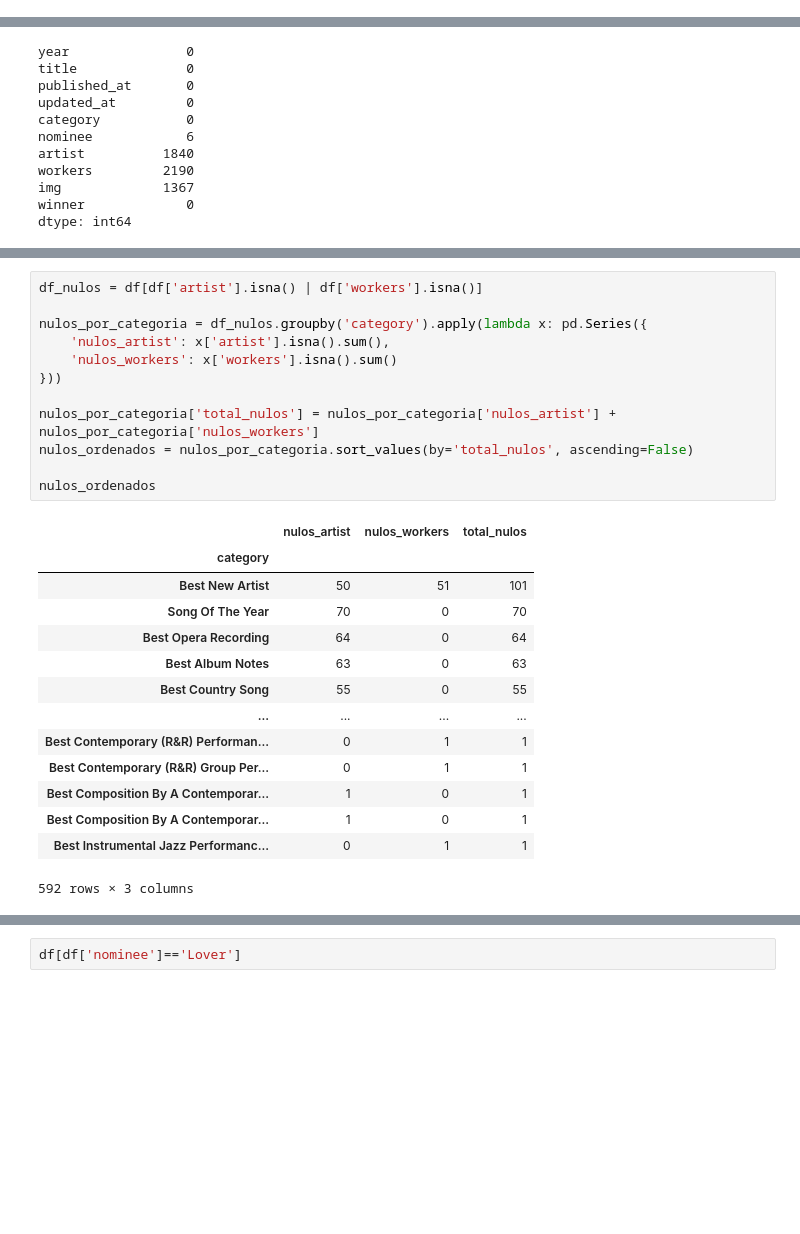
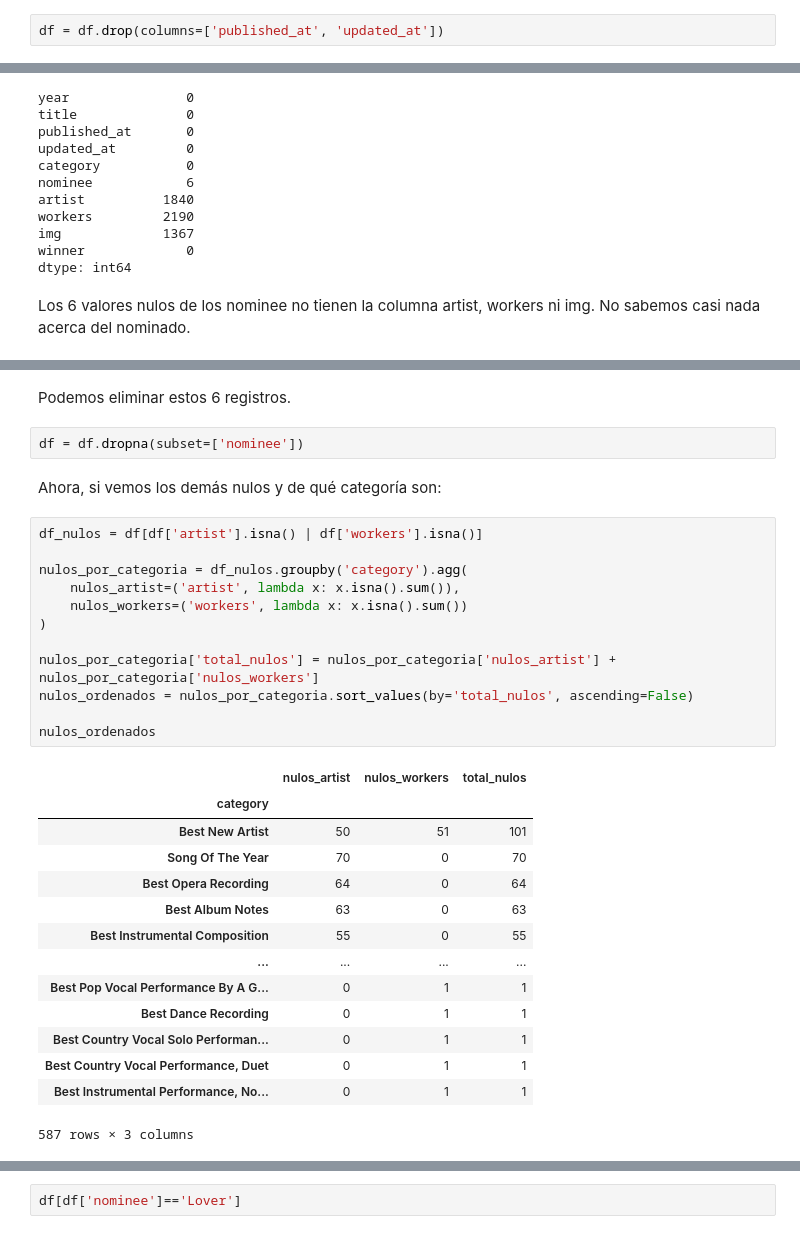
Before and after one commit to caroldvarela/workshop-02, a Jupyter notebook: notebooks/002_EDA_grammy.ipynb, the cells around one changed output, grey strips where cells are left out. Drawn from its saved outputs; the diff is of its cells as text; blank space fills up the shorter version.

```diff
--- a/notebooks/002_EDA_grammy.ipynb
+++ b/notebooks/002_EDA_grammy.ipynb
@@ -28,0 +58,2 @@ Index(['year', 'title', 'published_at', 'updated_at', 'category', 'nominee',
+# %%
+df = df.drop(columns=['published_at', 'updated_at'])
@@ -57,6 +92,8 @@ workers         2190
 img             1367
 winner             0
 dtype: int64
+# %% [markdown]
+Los 6 valores nulos de los nominee no tienen la columna artist, workers ni img. No sabemos casi nada acerca del nominado.
 # %%
 df[df['nominee'].isna()]
 # %% [output]
@@ -67,30 +104,36 @@ df[df['nominee'].isna()]
 | 2547 | 1997 | 40th Annual GRAMMY Awards (1997) | 2017-11-28T00:03:45-08:00 | 2019-09-10T01:07:37-07:00 | Remixer Of The Year, Non-Classical | NaN | NaN | NaN | NaN | True |
 | 4525 | 1965 | 8th Annual GRAMMY Awards (1965) | 2017-11-28T00:03:45-08:00 | 2019-09-10T01:06:59-07:00 | Best New Country & Western Artist | NaN | NaN | NaN | NaN | True |
 | 4573 | 1964 | 7th Annual GRAMMY Awards (1964) | 2017-11-28T00:03:45-08:00 | 2019-09-10T01:06:11-07:00 | Best New Country & Western Artist... | NaN | NaN | NaN | NaN | True |
+# %% [markdown]
+Podemos eliminar estos 6 registros.
+# %%
+df = df.dropna(subset=['nominee'])
+# %% [markdown]
+Ahora, si vemos los demás nulos y de qué categoría son:
 # %%
 df_nulos = df[df['artist'].isna() | df['workers'].isna()]
 
-nulos_por_categoria = df_nulos.groupby('category').apply(lambda x: pd.Series({
-    'nulos_artist': x['artist'].isna().sum(),
-    'nulos_workers': x['workers'].isna().sum()
-}))
+nulos_por_categoria = df_nulos.groupby('category').agg(
+    nulos_artist=('artist', lambda x: x.isna().sum()),
+    nulos_workers=('workers', lambda x: x.isna().sum())
+)
 
 nulos_por_categoria['total_nulos'] = nulos_por_categoria['nulos_artist'] + nulos_por_categoria['nulos_workers']
 nulos_ordenados = nulos_por_categoria.sort_values(by='total_nulos', ascending=False)
 
 nulos_ordenados
 # %% [output]
 |  | nulos_artist | nulos_workers | total_nulos |
 | category |  |  |  |
 | Best New Artist | 50 | 51 | 101 |
 | Song Of The Year | 70 | 0 | 70 |
 | Best Opera Recording | 64 | 0 | 64 |
 | Best Album Notes | 63 | 0 | 63 |
-| Best Country Song | 55 | 0 | 55 |
+| Best Instrumental Composition | 55 | 0 | 55 |
 | ... | ... | ... | ... |
-| Best Contemporary (R&R) Performan... | 0 | 1 | 1 |
-| Best Contemporary (R&R) Group Per... | 0 | 1 | 1 |
-| Best Composition By A Contemporar... | 1 | 0 | 1 |
-| Best Composition By A Contemporar... | 1 | 0 | 1 |
-| Best Instrumental Jazz Performanc... | 0 | 1 | 1 |
+| Best Pop Vocal Performance By A G... | 0 | 1 | 1 |
+| Best Dance Recording | 0 | 1 | 1 |
+| Best Country Vocal Solo Performan... | 0 | 1 | 1 |
+| Best Country Vocal Performance, Duet | 0 | 1 | 1 |
+| Best Instrumental Performance, No... | 0 | 1 | 1 |
-592 rows × 3 columns
+587 rows × 3 columns
```
Also changed, not shown: parts of 63 cells of this notebook, 4 other files.
